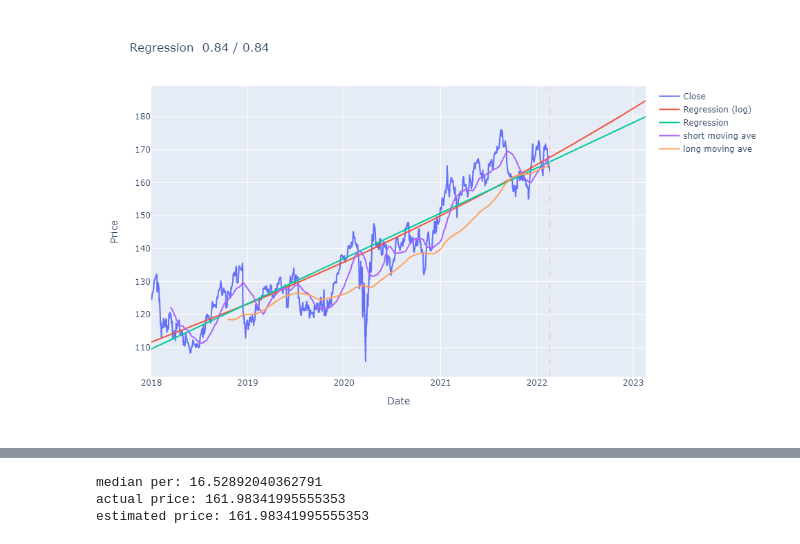
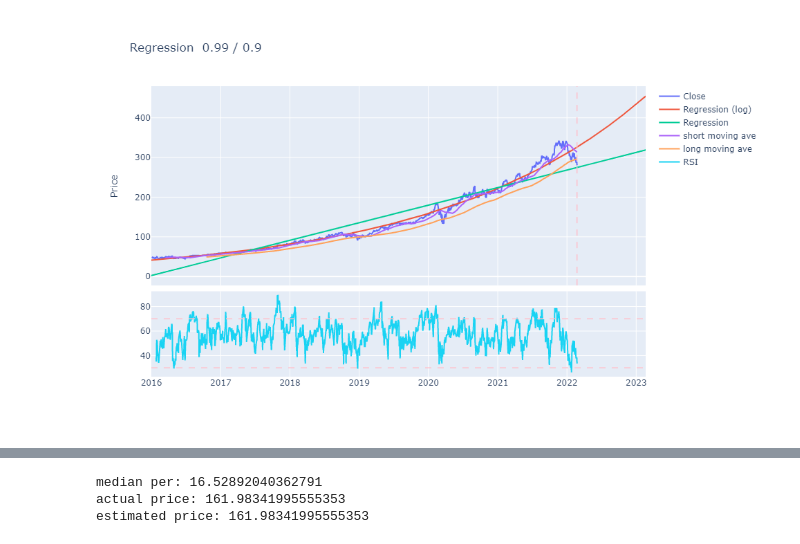
Before and after one commit to shcy1308/Stock-Analysis, a Jupyter notebook: single stock analysis.ipynb, the cells around one changed output, grey strips where cells are left out. Saved outputs shown, nothing was run; the diff lists cells and outputs as text; code cells hidden in the pictures.

```diff
--- a/single stock analysis.ipynb
+++ b/single stock analysis.ipynb
@@ -10,6 +11,6 @@ import plotly.graph_objects as go
 # %%
 ################# input ticker ###############
-ticker = "jnj"
+ticker = "msft"
 
 stock = yf.Ticker(ticker)
 # %%
@@ -156,61 +157,114 @@ basic_info
+# %%
+########### type of moving ave ############
+def sma(price, days):
+    smas = [np.mean(price[i:(i+days)]) for i in range(len(price)-days+1)]
+    return smas
+
+def ema(price, smooth, days):
+    emas = [price[0]]
+    for i in range(1, len(price)):
+        ema = price[i]*smooth/(1+days) + emas[i-1]*(1 - smooth/(1+days))
+        emas.append(ema)
+    return emas
 # %%
 ############### price range ####################
 tdy = dt.datetime.today()
-stdate = '2018-01-01'
-eddate = tdy
-#tdy = '2007-01-01'
+stdate = '2016-01-01'
+eddate_tr = tdy
+eddate_te = tdy
+
+ma_type = 'sma'
 preddays = 366  # future for prediction
 mapd = (50, 200)  # (short, long) moving average period
 
 # stock prices
 stock = yf.Ticker(ticker)
-skhist_tr = stock.history(start = stdate, end = eddate).dropna()
-skhist_te = stock.history(start = stdate, end = tdy).dropna()
+skhist_tr = stock.history(start = stdate, end = eddate_tr).dropna()
+skhist_te = stock.history(start = stdate, end = eddate_te).dropna()
 skhigh_tr = skhist_tr['High']
 sklow_tr = skhist_tr['Low']
 skopen_tr = skhist_tr['Open']
 skclose_tr = skhist_tr['Close']
 skopen_te = skhist_te['Open']
 skclose_te = skhist_te['Close']
+skgl_te = [(skclose_te[i+1] - skclose_te[i])/skclose_te[i] for i in range(len(skclose_te)-1)]
 
 # moving average
-mashort = [np.mean(skclose_te[i:i+mapd[0]]) for i in range(len(skclose_te)-mapd[0]+1)]
-malong = [np.mean(skclose_te[i:i+mapd[1]]) for i in range(len(skclose_te)-mapd[1]+1)]
+if ma_type == 'sma':
+    mashort = sma(price = skclose_te, days = mapd[0])
+    malong = sma(price = skclose_te, days = mapd[1])
+
+elif ma_type == 'ema':
+    mashort = ema(price = skclose_te, smooth = 2, days = mapd[0])
+    malong = ema(price = skclose_te, smooth = 2, days = mapd[1])
 
 dr_tr = (skclose_tr - skopen_tr)/skclose_tr
 dr_te = (skclose_te - skopen_te)/skclose_te
 dates_tr = skhist_tr.index
 dates_te = skhist_te.index
 
 # create index for regression
 time_tr = np.array((dates_tr - dates_tr[0])/np.timedelta64(1, 'D')).reshape(-1, 1)
 time_te = np.array((dates_te - dates_te[0])/np.timedelta64(1, 'D')).reshape(-1, 1)
 pred_tm = np.array(range(int(time_te[-1])+1, int(time_te[-1])+preddays)).reshape(-1, 1)
 time_pred = np.concatenate((time_te, pred_tm))
 
 # prediction and moving ave time for plot
 tm_pred = [dt.date.fromisoformat(stdate) + dt.timedelta(days = int(time_pred[i])) for i in range(len(time_pred))]
+
+# time for short and long moving average
 tm_mas = dates_te[mapd[0]:]
 tm_mal = dates_te[mapd[1]:]
 
 ## regression on log(price)
 reg_close_log = LinearRegression().fit(time_tr, np.log(skclose_tr))
 close_score1 = np.round(reg_close_log.score(time_tr, np.log(skclose_tr)), 2)
 pred_close1 = np.exp(reg_close_log.predict(time_pred))
 
 ## regression on price
 reg_close = LinearRegression().fit(time_tr, skclose_tr)
 close_score2 = np.round(reg_close.score(time_tr, skclose_tr), 2)
 pred_close2 = reg_close.predict(time_pred)
 
+## relative strength index
+gain_ave1 = np.sum([gl for gl in skgl_te[:14] if gl >= 0])/14
+loss_ave1 = np.sum([gl for gl in skgl_te[:14] if gl < 0])/14
+
+skgl_rsi = skgl_te[14:]
+gain_aves = [gain_ave1]
+loss_aves = [loss_ave1]
+for i in range(1, len(skgl_rsi)):
+
+    if skgl_rsi[i] >= 0:
+        cg = skgl_rsi[i]
+        cl = 0
+    elif skgl_rsi[i] < 0:
+        cg = 0
+        cl = skgl_rsi[i]
+
+    gain_ave = (gain_aves[i-1]*13 + cg)/14
+    gain_aves.append(gain_ave)
+
+    loss_ave = (loss_aves[i-1]*13 + cl)/14
+    loss_aves.append(loss_ave)
+
+rs = abs(np.array(gain_aves)/np.array(loss_aves))
+rsi = 100 - 100/(1 + rs)
+
 ## plots
-fig = go.Figure(data = go.Scatter(x = dates_te, y = skclose_te, name = 'Close'))
-fig.add_trace(go.Scatter(x = tm_pred, y = pred_close1, name = 'Regression (log)'))
-fig.add_trace(go.Scatter(x = tm_pred, y = pred_close2, name = 'Regression'))
-fig.add_trace(go.Scatter(x = tm_mas, y = mashort, name = 'short moving ave'))
-fig.add_trace(go.Scatter(x = tm_mal, y = malong, name = 'long moving ave'))
-fig.add_vline(x = dates_tr[-1], line_width = 1.5, line_dash = 'dash', line_color = 'pink')
-fig.update_layout(title='Regression  '+str(close_score1)+' / '+str(close_score2), xaxis_title='Date', yaxis_title='Price', width = 950, height = 600)
+fig = make_subplots(rows=2, cols=1, shared_xaxes=True, vertical_spacing=0.02, row_heights = [0.7, 0.3])
+
+fig.add_trace(go.Scatter(x = dates_te, y = skclose_te, name = 'Close'), row=1, col=1)
+fig.add_trace(go.Scatter(x = tm_pred, y = pred_close1, name = 'Regression (log)'), row=1, col=1)
+fig.add_trace(go.Scatter(x = tm_pred, y = pred_close2, name = 'Regression'), row=1, col=1)
+fig.add_trace(go.Scatter(x = tm_mas, y = mashort, name = 'short moving ave'), row=1, col=1)
+fig.add_trace(go.Scatter(x = tm_mal, y = malong, name = 'long moving ave'),row=1, col=1)
+fig.add_vline(x = dates_tr[-1], line_width = 1.5, line_dash = 'dash', line_color = 'pink', row=1, col=1)
+
+fig.add_trace(go.Scatter(x = dates_te[15:], y = rsi, name = 'RSI'), row = 2, col = 1)
+fig.add_hline(y = 30, line_width = 1.5, line_dash = 'dash', line_color = 'pink', row=2, col=1)
+fig.add_hline(y = 70, line_width = 1.5, line_dash = 'dash', line_color = 'pink', row=2, col=1)
+fig.update_layout(title='Regression  '+str(close_score1)+' / '+str(close_score2), yaxis_title='Price', width = 950, height = 600)
 fig.show()
 # %% [output]
-[figure, old version]
+[figure, new version]
```
Also changed, not shown: parts of 7 cells of this notebook.
